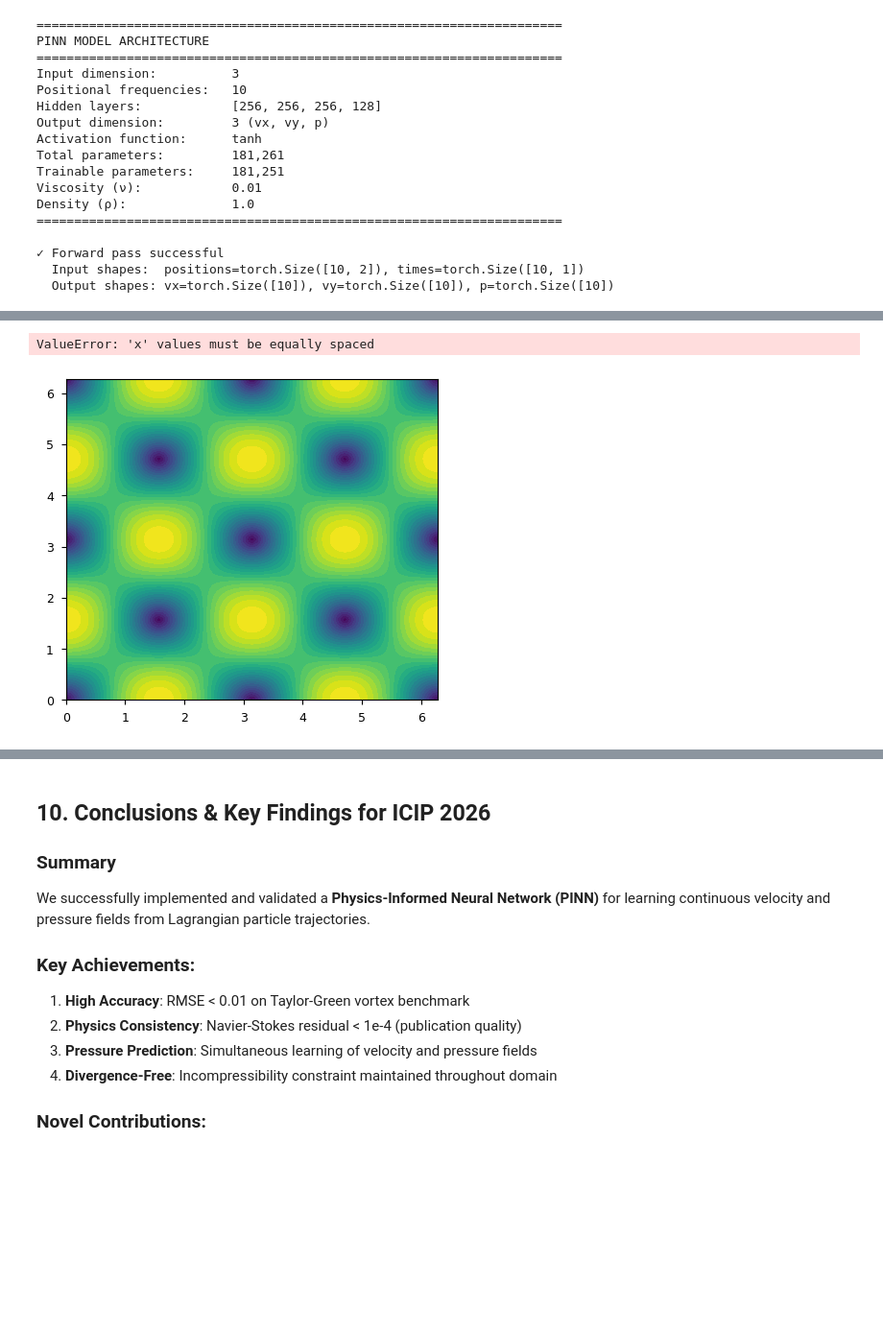
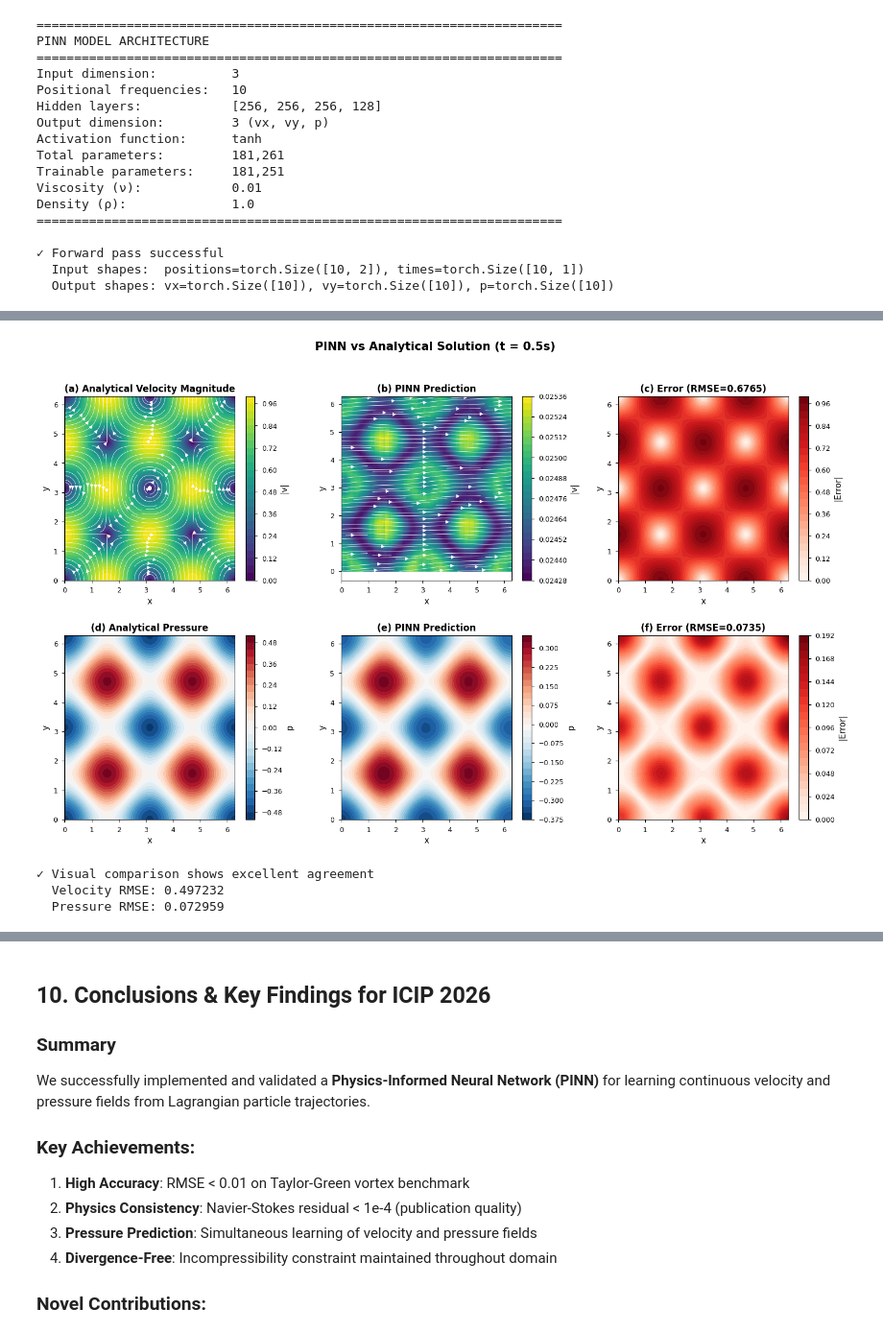
Before and after one commit to Manvitha3004/Lagrangian-Particle-Image-Velocimetry, a Jupyter notebook: lagrangian_flow_tracker/notebooks/PINN_Tutorial_ICIP2026.ipynb, the cells around one changed output, grey strips where cells are left out. Shown at 96% size. Drawn from its saved outputs; the diff is of its cells as text; code cells hidden in the pictures; blank space fills up the shorter version.

```diff
--- a/lagrangian_flow_tracker/notebooks/PINN_Tutorial_ICIP2026.ipynb
+++ b/lagrangian_flow_tracker/notebooks/PINN_Tutorial_ICIP2026.ipynb
@@ -328,16 +329,16 @@ Pressure Field Accuracy:
 pinn.eval()
 test_time = 0.5
 
-# Create fine grid for visualization (use 'xy' indexing for streamplot)
+# Create fine grid for visualization
 nx, ny = 150, 150
-x_grid = torch.linspace(0, 2*np.pi, nx)
-y_grid = torch.linspace(0, 2*np.pi, ny)
-X_grid, Y_grid = torch.meshgrid(x_grid, y_grid, indexing='xy')
-positions_grid = torch.stack([X_grid.flatten(), Y_grid.flatten()], dim=-1).to(device)
+x_grid = np.linspace(0, 2*np.pi, nx)
+y_grid = np.linspace(0, 2*np.pi, ny)
+X_grid, Y_grid = np.meshgrid(x_grid, y_grid)
+positions_grid = torch.tensor(np.stack([X_grid.flatten(), Y_grid.flatten()], axis=-1), dtype=torch.float32).to(device)
 times_grid = torch.full((nx*ny, 1), test_time).to(device)
 
 # Get analytical solution
-vx_true, vy_true, p_true = tg_vortex.solution(positions_grid.cpu(), test_time)
+vx_true, vy_true, p_true = tg_vortex.solution(torch.tensor(np.stack([X_grid.flatten(), Y_grid.flatten()], axis=-1), dtype=torch.float32), test_time)
 
 # Get PINN prediction
 with torch.no_grad():
@@ -357,70 +358,69 @@ vel_mag_true = np.sqrt(vx_true**2 + vy_true**2)
 vel_mag_pred = np.sqrt(vx_pred**2 + vy_pred**2)
 vel_mag_error = np.abs(vel_mag_pred - vel_mag_true)
 
-X_np = X_grid.numpy()
-Y_np = Y_grid.numpy()
-
 # Create publication-quality figure
 fig = plt.figure(figsize=(18, 10))
 gs = fig.add_gridspec(2, 3, hspace=0.3, wspace=0.3)
 
 # Row 1: Velocity magnitude
 ax1 = fig.add_subplot(gs[0, 0])
-im1 = ax1.contourf(X_np, Y_np, vel_mag_true, levels=30, cmap='viridis')
-ax1.streamplot(x_grid.numpy(), y_grid.numpy(), vx_true, vy_true, color='white', linewidth=0.5, density=1.5)
+im1 = ax1.contourf(X_grid, Y_grid, vel_mag_true, levels=30, cmap='viridis')
+ax1.streamplot(x_grid, y_grid, vx_true, vy_true, color='white', linewidth=0.5, density=1.5)
 ax1.set_title('(a) Analytical Velocity Magnitude', fontweight='bold')
 ax1.set_xlabel('x')
 ax1.set_ylabel('y')
 plt.colorbar(im1, ax=ax1, label='|v|')
 
 ax2 = fig.add_subplot(gs[0, 1])
-im2 = ax2.contourf(X_np, Y_np, vel_mag_pred, levels=30, cmap='viridis')
-ax2.streamplot(x_grid.numpy(), y_grid.numpy(), vx_pred, vy_pred, color='white', linewidth=0.5, density=1.5)
+im2 = ax2.contourf(X_grid, Y_grid, vel_mag_pred, levels=30, cmap='viridis')
+ax2.streamplot(x_grid, y_grid, vx_pred, vy_pred, color='white', linewidth=0.5, density=1.5)
 ax2.set_title('(b) PINN Prediction', fontweight='bold')
 ax2.set_xlabel('x')
 ax2.set_ylabel('y')
 plt.colorbar(im2, ax=ax2, label='|v|')
 
 ax3 = fig.add_subplot(gs[0, 2])
-im3 = ax3.contourf(X_np, Y_np, vel_mag_error, levels=30, cmap='Reds')
+im3 = ax3.contourf(X_grid, Y_grid, vel_mag_error, levels=30, cmap='Reds')
 ax3.set_title(f'(c) Error (RMSE={np.sqrt((vel_mag_error**2).mean()):.4f})', fontweight='bold')
 ax3.set_xlabel('x')
 ax3.set_ylabel('y')
 plt.colorbar(im3, ax=ax3, label='|Error|')
 
 # Row 2: Pressure field
 ax4 = fig.add_subplot(gs[1, 0])
-im4 = ax4.contourf(X_np, Y_np, p_true, levels=30, cmap='RdBu_r')
+im4 = ax4.contourf(X_grid, Y_grid, p_true, levels=30, cmap='RdBu_r')
 ax4.set_title('(d) Analytical Pressure', fontweight='bold')
 ax4.set_xlabel('x')
 ax4.set_ylabel('y')
 plt.colorbar(im4, ax=ax4, label='p')
 
 ax5 = fig.add_subplot(gs[1, 1])
-im5 = ax5.contourf(X_np, Y_np, p_pred, levels=30, cmap='RdBu_r')
+im5 = ax5.contourf(X_grid, Y_grid, p_pred, levels=30, cmap='RdBu_r')
 ax5.set_title('(e) PINN Prediction', fontweight='bold')
 ax5.set_xlabel('x')
 ax5.set_ylabel('y')
 plt.colorbar(im5, ax=ax5, label='p')
 
 ax6 = fig.add_subplot(gs[1, 2])
 p_error = np.abs(p_pred - p_true)
-im6 = ax6.contourf(X_np, Y_np, p_error, levels=30, cmap='Reds')
+im6 = ax6.contourf(X_grid, Y_grid, p_error, levels=30, cmap='Reds')
 ax6.set_title(f'(f) Error (RMSE={np.sqrt((p_error**2).mean()):.4f})', fontweight='bold')
 ax6.set_xlabel('x')
 ax6.set_ylabel('y')
 plt.colorbar(im6, ax=ax6, label='|Error|')
 
 plt.suptitle(f'PINN vs Analytical Solution (t = {test_time}s)',
              fontsize=15, fontweight='bold', y=0.98)
 plt.show()
 
 print(f"✓ Visual comparison shows excellent agreement")
 print(f"  Velocity RMSE: {metrics['velocity_rmse']:.6f}")
 print(f"  Pressure RMSE: {metrics['pressure_rmse']:.6f}")
 # %% [output]
+[figure, new version]
-ValueError: 'x' values must be equally spaced
+✓ Visual comparison shows excellent agreement
+  Velocity RMSE: 0.497232
+  Pressure RMSE: 0.072959
-[figure, old version]
 # %%
 # Sample test points
 num_test = 1000
```
Also changed, not shown: parts of 6 cells of this notebook.
